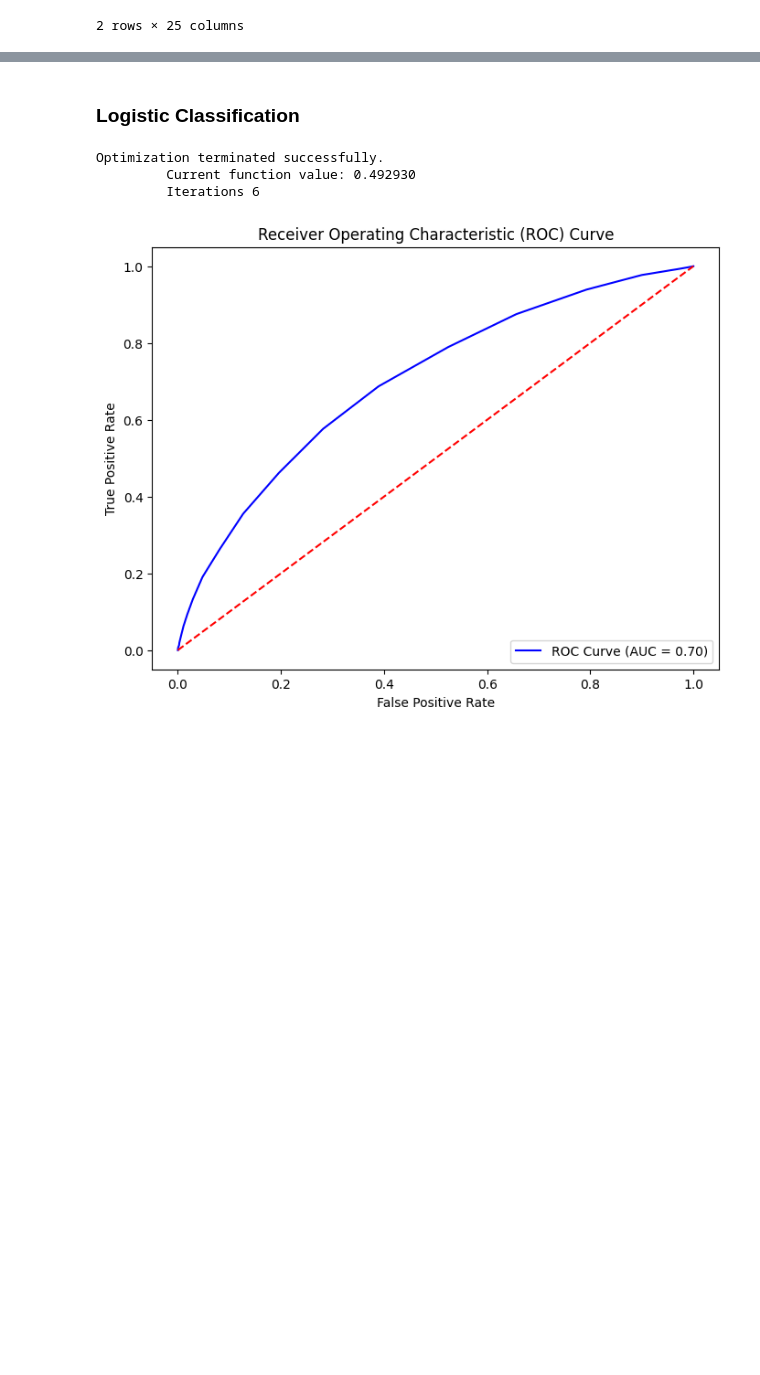
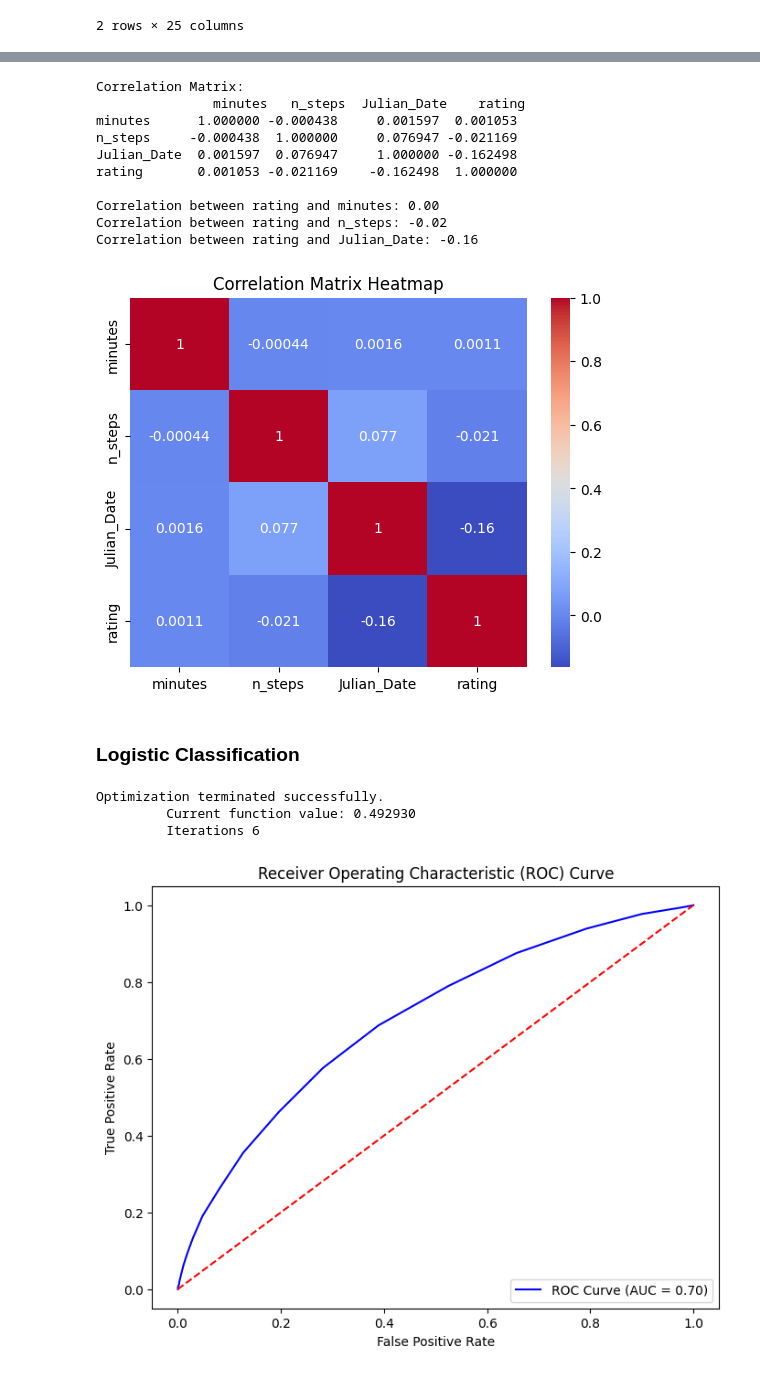
Before and after one commit to khushbunlad/PROG8431, a Jupyter notebook: GroupPresentation6.ipynb, the cells around one changed output, grey strips where cells are left out. Saved outputs shown, nothing was run; the diff lists cells and outputs as text; code cells hidden in the pictures; blank space fills up the shorter version.

```diff
--- a/GroupPresentation6.ipynb
+++ b/GroupPresentation6.ipynb
@@ -179,0 +150,7 @@ Name: calories, Length: 1132367, dtype: float64>
+# %%
+def to_julian(date):
+    return date.to_julian_date()
+
+merged_data['date'] =  pd.to_datetime(merged_data['date'])
+merged_data['Julian_Date'] = merged_data['date'].apply(to_julian)
+merged_data.head(5)
@@ -180,3 +165,39 @@ Name: calories, Length: 1132367, dtype: float64>
+# %%
+import seaborn as sns
+
+# Compute correlation matrix for numerical features
+numerical_columns = ['minutes', 'n_steps', 'Julian_Date', 'rating']
+correlation_matrix = merged_data[numerical_columns].corr()
+
+# Compute Pearson's correlation for specific pairs
+from scipy.stats import pearsonr
+
+corr_rating_minutes, _ = pearsonr(merged_data['rating'], merged_data['minutes'])
+corr_rating_n_steps, _ = pearsonr(merged_data['rating'], merged_data['n_steps'])
+corr_rating_julian_date, _ = pearsonr(merged_data['rating'], merged_data['Julian_Date'])
+
+# Display correlation results
+print("Correlation Matrix:\n", correlation_matrix)
+print(f"\nCorrelation between rating and minutes: {corr_rating_minutes:.2f}")
+print(f"Correlation between rating and n_steps: {corr_rating_n_steps:.2f}")
+print(f"Correlation between rating and Julian_Date: {corr_rating_julian_date:.2f}")
+
+# Visualize correlation matrix
+sns.heatmap(correlation_matrix, annot=True, cmap="coolwarm")
+plt.title("Correlation Matrix Heatmap")
+plt.show()
+# %% [output]
+Correlation Matrix:
+               minutes   n_steps  Julian_Date    rating
+minutes      1.000000 -0.000438     0.001597  0.001053
+n_steps     -0.000438  1.000000     0.076947 -0.021169
+Julian_Date  0.001597  0.076947     1.000000 -0.162498
+rating       0.001053 -0.021169    -0.162498  1.000000
+
+Correlation between rating and minutes: 0.00
+Correlation between rating and n_steps: -0.02
+Correlation between rating and Julian_Date: -0.16
+[figure, added]
 # %% [markdown]
  ### Logistic Classification
 # %%
```
Also changed, not shown: parts of 13 cells of this notebook.
